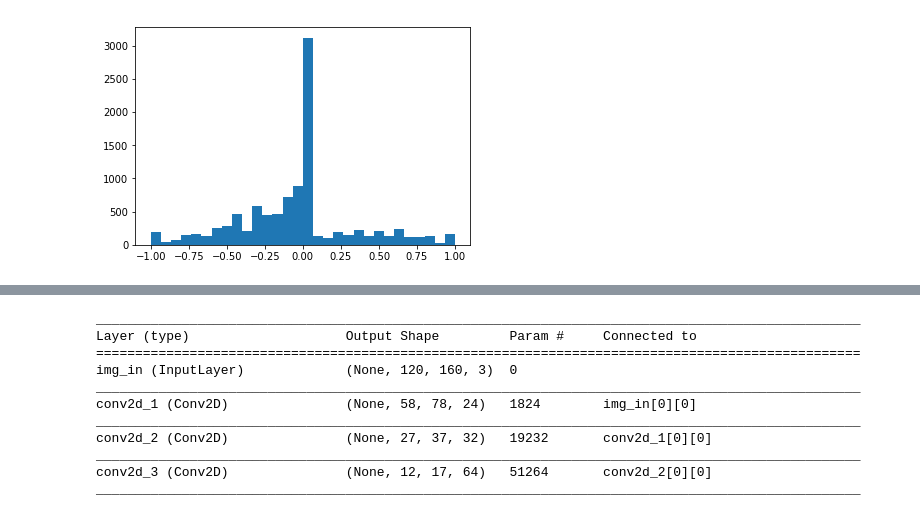
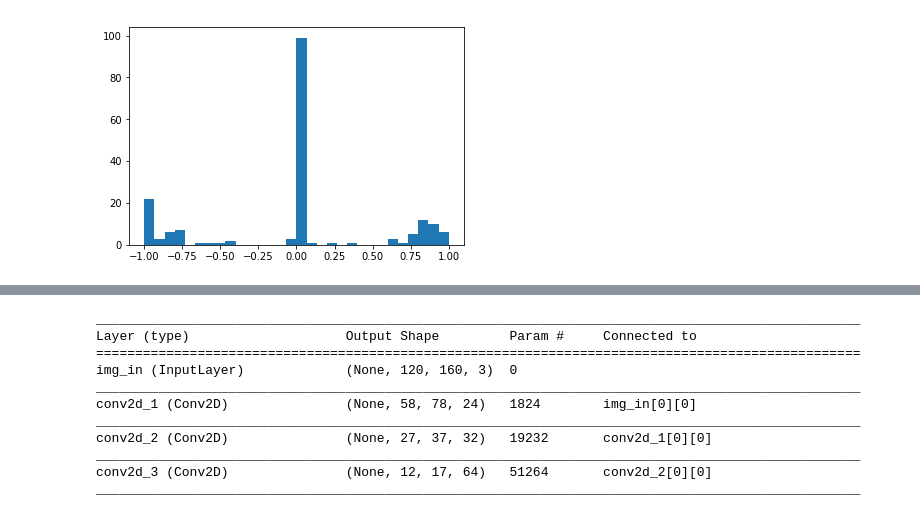
Before and after one commit to ConsciousML/Autonomous-RC-Car, a Jupyter notebook: Best Model.ipynb, the cells around one changed output, grey strips where cells are left out. Cells and saved outputs as stored; diff of their text form; code cells hidden in the pictures.

Commit message:
add speed to model

```diff
--- a/Best Model.ipynb
+++ b/Best Model.ipynb
@@ -11,6 +11,11 @@ from keras.layers import Input, Dense, merge
 from keras.models import Model
 from keras.layers import Convolution2D, MaxPooling2D, Reshape, BatchNormalization
 from keras.layers import Activation, Dropout, Flatten, Dense
-data_dir = "dataset-full/"
+data_dir = "src/client/pictures/"
 data_save_dir = "datasets/npy/"
 big_dir = "tawn_dataset/"
+
+def normalize_label(old_val, old_min, old_max, new_min, new_max):
+    old_val = float(old_val)
+    new_val = (((old_val - old_min) * (new_max - new_min)) / (old_max - old_min)) + new_min
+    return new_val
@@ -19,12 +22,17 @@ Using TensorFlow backend.
 # %%
 image_paths = []
-labels = []
+angle_labels = []
+speed_labels = []
 for root, dirs, files in os.walk(data_dir):
     for file in files:
         if file.endswith(".jpg"):
             filename = os.path.join(root, file)
             image_paths.append(filename)
             s = filename.split("_")
-            labels.append(float(s[1].rstrip(s[1][-4:])))
+            print("angle:",s[1])
+            print("speed:",s[2].rstrip(s[2][-4:]))
+            angle_labels.append(float(s[1]))
+            speed_labels.append(float(s[2].rstrip(s[2][-4:])))
 image_paths = np.array(image_paths)
-labels = np.array(labels)
+angle_labels = np.array(angle_labels)
+speed_labels = np.array(speed_labels)
@@ -49 +73,7 @@ labels = ((labels - 35) / 170.0 - 0.5) * 2
+# %%
+angle_labels = ((angle_labels - 35) / 170.0 - 0.5) * 2
+idx = 0
+for spd in speed_labels:
+    speed_labels[idx] = normalize_label(spd, 27, 102, 0, 1)
+    idx += 1
 # %%
@@ -54,5 +119,5 @@ print(str(labels))
 # %%
-plt.hist(labels, bins=30)
+plt.hist(angle_labels, bins=30)
 plt.show()
 # %% [output]
-[figure, old version]
+[figure, new version]
```
Also changed, not shown: parts of 11 cells of this notebook.
